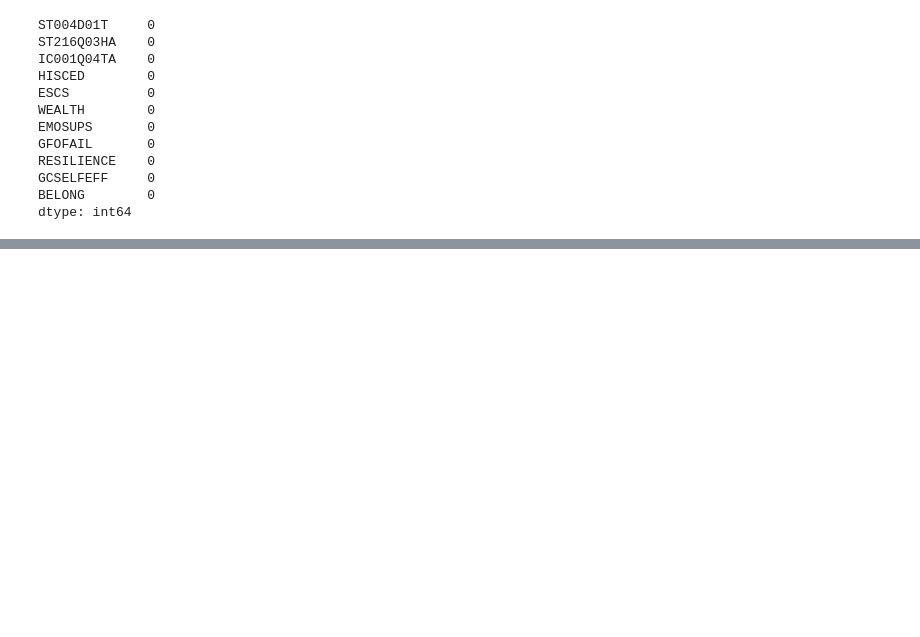
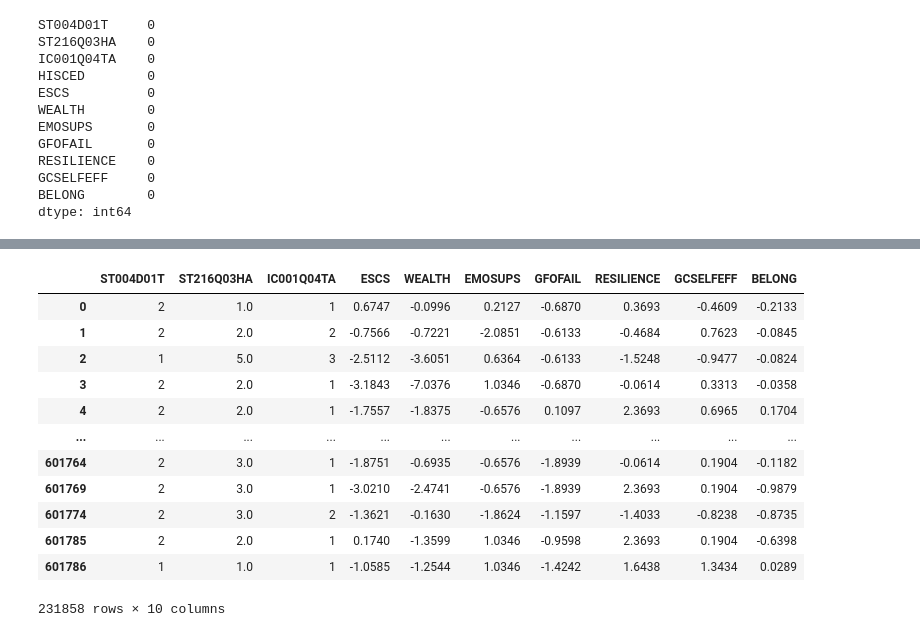
Before and after one commit to LangqingZou/Math-509, a Jupyter notebook: main.ipynb, the cells around one changed output, grey strips where cells are left out. Cells and saved outputs as stored; diff of their text form; code cells hidden in the pictures; blank space fills up the shorter version.

```diff
--- a/main.ipynb
+++ b/main.ipynb
@@ -159,0 +143,19 @@ print(vif_data)
+# %%
+# the vif 'HISCED' is too high
+# so this variable is not appropriate using in the regression model
+
+df.drop(['HISCED'], axis=1)
+# %% [output]
+|  | ST004D01T | ST216Q03HA | IC001Q04TA | ESCS | WEALTH | EMOSUPS | GFOFAIL | RESILIENCE | GCSELFEFF | BELONG |
+| 0 | 2 | 1.0 | 1 | 0.6747 | -0.0996 | 0.2127 | -0.6870 | 0.3693 | -0.4609 | -0.2133 |
+| 1 | 2 | 2.0 | 2 | -0.7566 | -0.7221 | -2.0851 | -0.6133 | -0.4684 | 0.7623 | -0.0845 |
+| 2 | 1 | 5.0 | 3 | -2.5112 | -3.6051 | 0.6364 | -0.6133 | -1.5248 | -0.9477 | -0.0824 |
+| 3 | 2 | 2.0 | 1 | -3.1843 | -7.0376 | 1.0346 | -0.6870 | -0.0614 | 0.3313 | -0.0358 |
+| 4 | 2 | 2.0 | 1 | -1.7557 | -1.8375 | -0.6576 | 0.1097 | 2.3693 | 0.6965 | 0.1704 |
+| ... | ... | ... | ... | ... | ... | ... | ... | ... | ... | ... |
+| 601764 | 2 | 3.0 | 1 | -1.8751 | -0.6935 | -0.6576 | -1.8939 | -0.0614 | 0.1904 | -0.1182 |
+| 601769 | 2 | 3.0 | 1 | -3.0210 | -2.4741 | -0.6576 | -1.8939 | 2.3693 | 0.1904 | -0.9879 |
+| 601774 | 2 | 3.0 | 2 | -1.3621 | -0.1630 | -1.8624 | -1.1597 | -1.4033 | -0.8238 | -0.8735 |
+| 601785 | 2 | 2.0 | 1 | 0.1740 | -1.3599 | 1.0346 | -0.9598 | 2.3693 | 0.1904 | -0.6398 |
+| 601786 | 1 | 1.0 | 1 | -1.0585 | -1.2544 | 1.0346 | -1.4242 | 1.6438 | 1.3434 | 0.0289 |
+231858 rows × 10 columns
```
Also changed, not shown: parts of 11 cells of this notebook.
